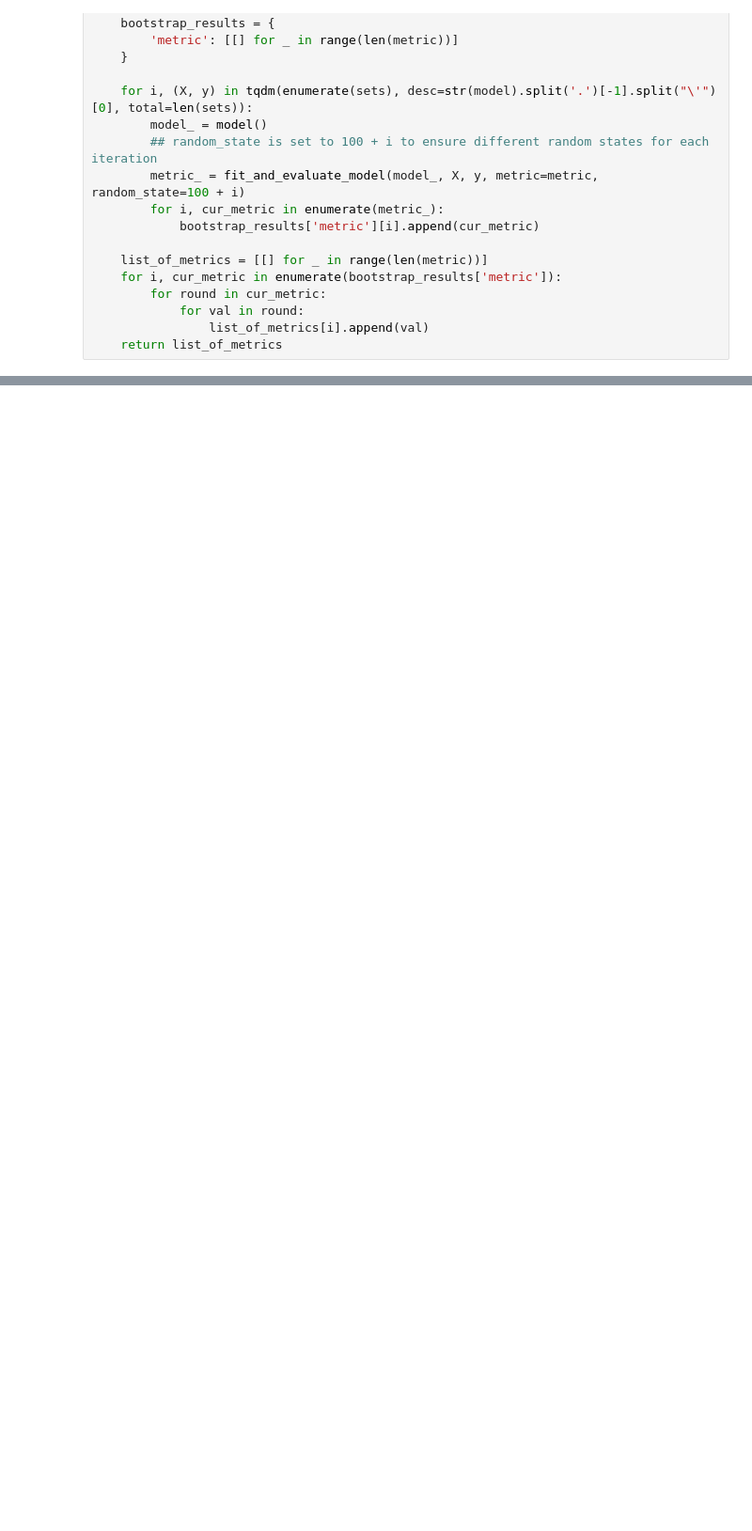
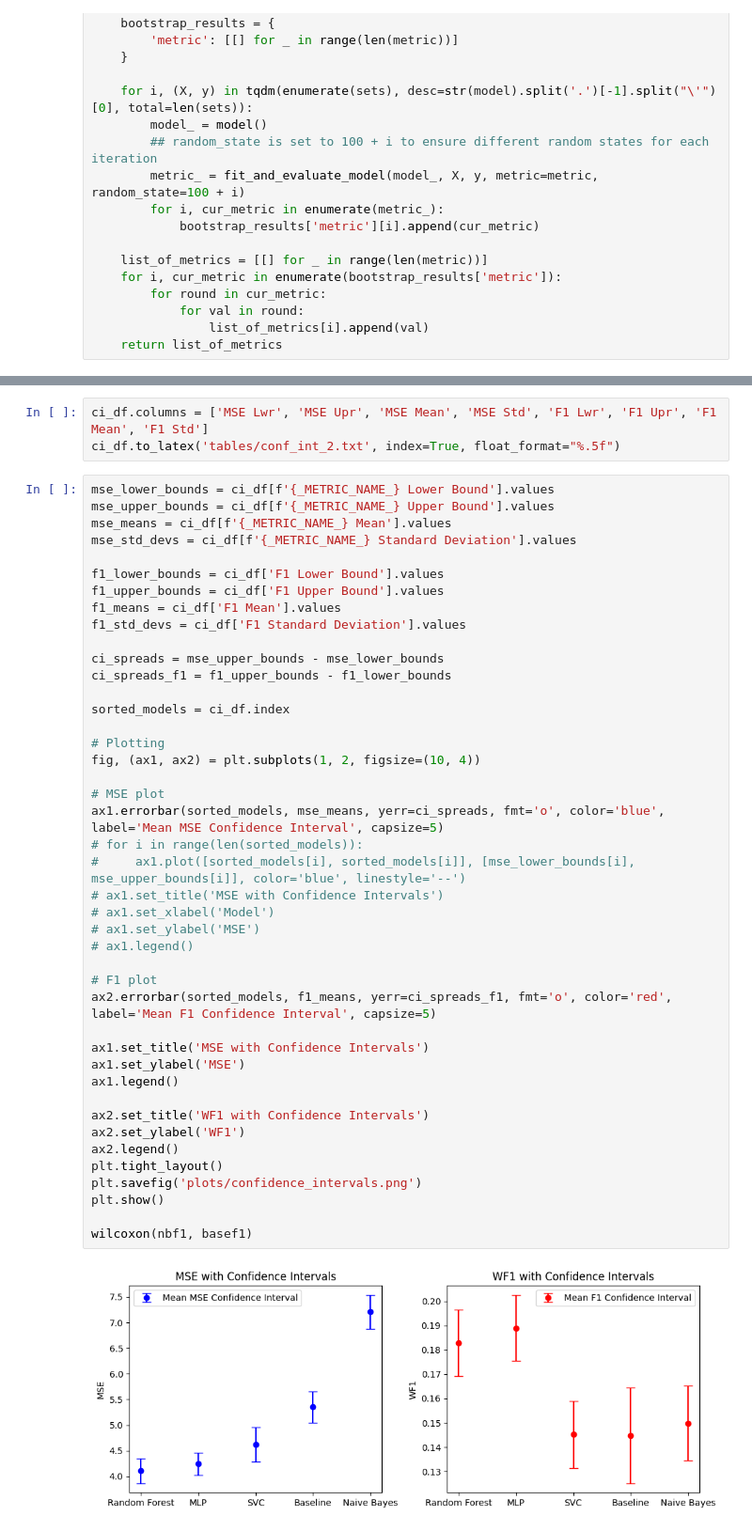
Before and after one commit to PeterVL02/02445-Individual, a Jupyter notebook: model_evaluation.ipynb, the cells around one changed output, grey strips where cells are left out. Shown at 94% size. Cells and saved outputs as stored; diff of their text form; blank space fills up the shorter version.

```diff
--- a/model_evaluation.ipynb
+++ b/model_evaluation.ipynb
@@ -411,0 +406,48 @@ F1 95% Confidence Interval: [0.115, 0.178]
+# %%
+ci_df.columns = ['MSE Lwr', 'MSE Upr', 'MSE Mean', 'MSE Std', 'F1 Lwr', 'F1 Upr', 'F1 Mean', 'F1 Std']
+ci_df.to_latex('tables/conf_int_2.txt', index=True, float_format="%.5f")
+# %%
+mse_lower_bounds = ci_df[f'{_METRIC_NAME_} Lower Bound'].values
+mse_upper_bounds = ci_df[f'{_METRIC_NAME_} Upper Bound'].values
+mse_means = ci_df[f'{_METRIC_NAME_} Mean'].values
+mse_std_devs = ci_df[f'{_METRIC_NAME_} Standard Deviation'].values
+
+f1_lower_bounds = ci_df['F1 Lower Bound'].values
+f1_upper_bounds = ci_df['F1 Upper Bound'].values
+f1_means = ci_df['F1 Mean'].values
+f1_std_devs = ci_df['F1 Standard Deviation'].values
+
+ci_spreads = mse_upper_bounds - mse_lower_bounds
+ci_spreads_f1 = f1_upper_bounds - f1_lower_bounds
+
+sorted_models = ci_df.index
+
+# Plotting
+fig, (ax1, ax2) = plt.subplots(1, 2, figsize=(10, 4))
+
+# MSE plot
+ax1.errorbar(sorted_models, mse_means, yerr=ci_spreads, fmt='o', color='blue', label='Mean MSE Confidence Interval', capsize=5)
+# for i in range(len(sorted_models)):
+#     ax1.plot([sorted_models[i], sorted_models[i]], [mse_lower_bounds[i], mse_upper_bounds[i]], color='blue', linestyle='--')
+# ax1.set_title('MSE with Confidence Intervals')
+# ax1.set_xlabel('Model')
+# ax1.set_ylabel('MSE')
+# ax1.legend()
+
+# F1 plot
+ax2.errorbar(sorted_models, f1_means, yerr=ci_spreads_f1, fmt='o', color='red', label='Mean F1 Confidence Interval', capsize=5)
+
+ax1.set_title('MSE with Confidence Intervals')
+ax1.set_ylabel('MSE')
+ax1.legend()
+
+ax2.set_title('WF1 with Confidence Intervals')
+ax2.set_ylabel('WF1')
+ax2.legend()
+plt.tight_layout()
+plt.savefig('plots/confidence_intervals.png')
+plt.show()
+
+wilcoxon(nbf1, basef1)
+# %% [output]
+[figure, added]
```
Also changed, not shown: parts of 9 cells of this notebook.
